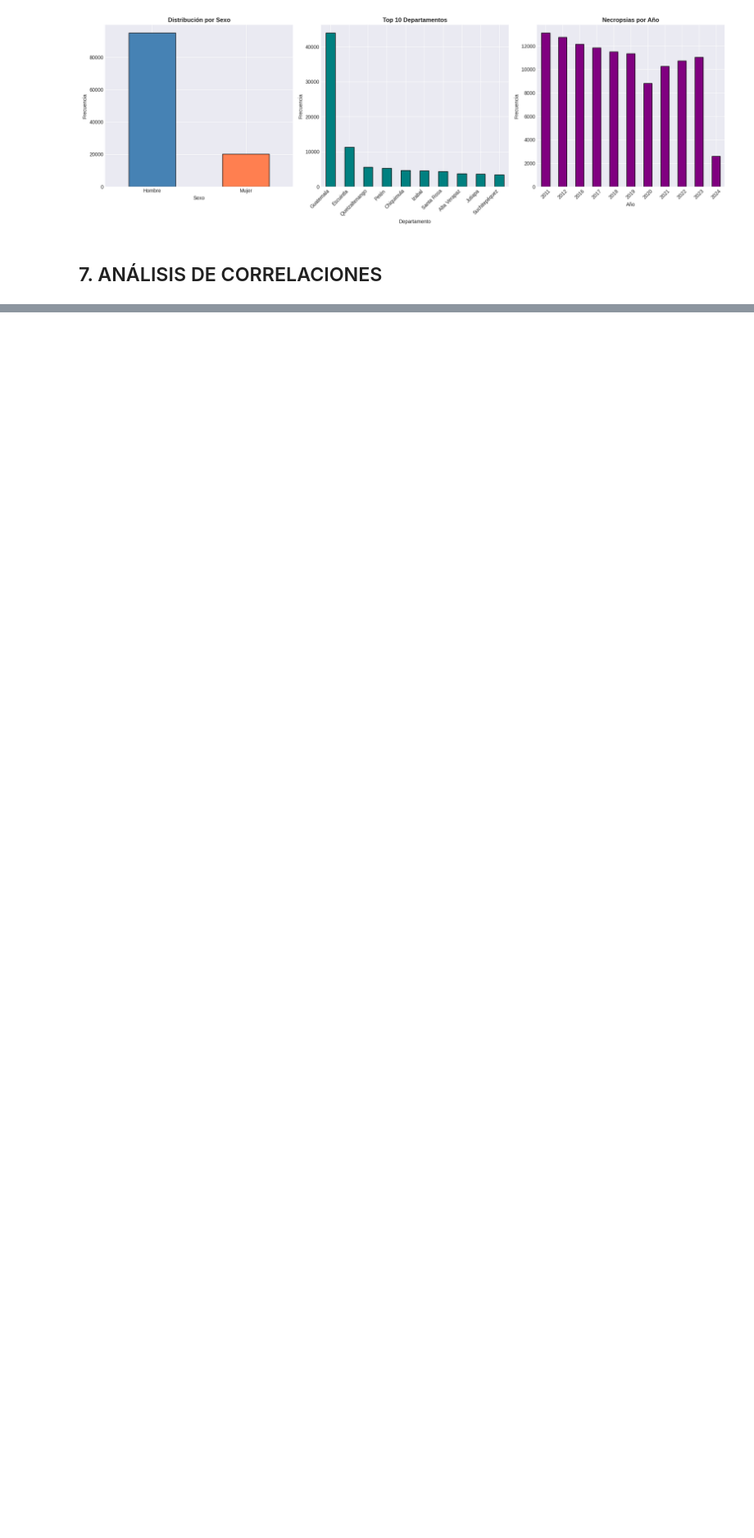
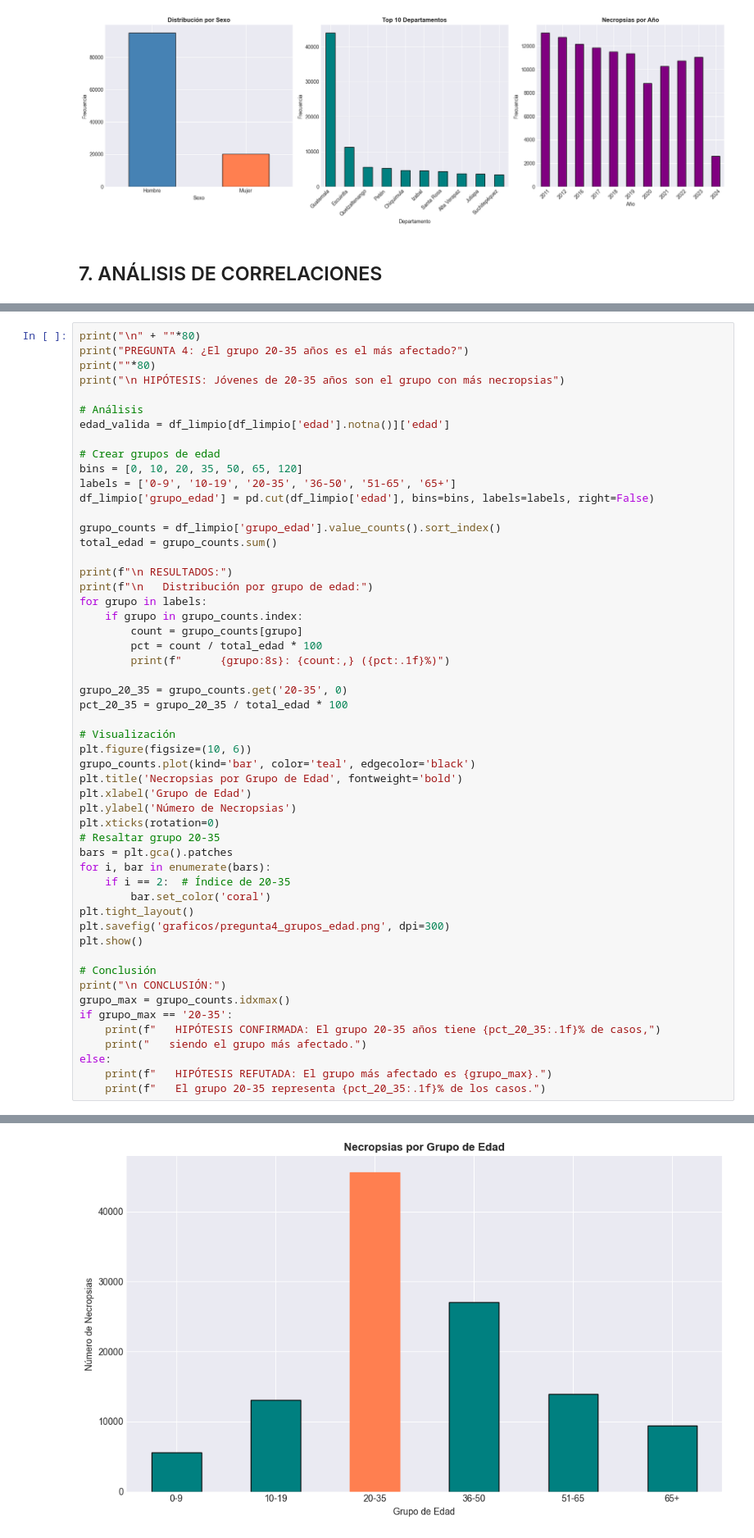
Before and after one commit to JPLopez23/P1-DA, a Jupyter notebook: analisis.ipynb, the cells around one changed output, grey strips where cells are left out. Shown at 82% size. Drawn from its saved outputs; the diff is of its cells as text; blank space fills up the shorter version.

```diff
--- a/analisis.ipynb
+++ b/analisis.ipynb
@@ -484,0 +719,54 @@ causa        -0.021  0.005       0.027        -0.065  0.101  1.000
+# %%
+print("\n" + ""*80)
+print("PREGUNTA 4: ¿El grupo 20-35 años es el más afectado?")
+print(""*80)
+print("\n HIPÓTESIS: Jóvenes de 20-35 años son el grupo con más necropsias")
+
+# Análisis
+edad_valida = df_limpio[df_limpio['edad'].notna()]['edad']
+
+# Crear grupos de edad
+bins = [0, 10, 20, 35, 50, 65, 120]
+labels = ['0-9', '10-19', '20-35', '36-50', '51-65', '65+']
+df_limpio['grupo_edad'] = pd.cut(df_limpio['edad'], bins=bins, labels=labels, right=False)
+
+grupo_counts = df_limpio['grupo_edad'].value_counts().sort_index()
+total_edad = grupo_counts.sum()
+
+print(f"\n RESULTADOS:")
+print(f"\n   Distribución por grupo de edad:")
+for grupo in labels:
+    if grupo in grupo_counts.index:
+        count = grupo_counts[grupo]
+        pct = count / total_edad * 100
+        print(f"      {grupo:8s}: {count:,} ({pct:.1f}%)")
+
+grupo_20_35 = grupo_counts.get('20-35', 0)
+pct_20_35 = grupo_20_35 / total_edad * 100
+
+# Visualización
+plt.figure(figsize=(10, 6))
+grupo_counts.plot(kind='bar', color='teal', edgecolor='black')
+plt.title('Necropsias por Grupo de Edad', fontweight='bold')
+plt.xlabel('Grupo de Edad')
+plt.ylabel('Número de Necropsias')
+plt.xticks(rotation=0)
+# Resaltar grupo 20-35
+bars = plt.gca().patches
+for i, bar in enumerate(bars):
+    if i == 2:  # Índice de 20-35
+        bar.set_color('coral')
+plt.tight_layout()
+plt.savefig('graficos/pregunta4_grupos_edad.png', dpi=300)
+plt.show()
+
+# Conclusión
+print("\n CONCLUSIÓN:")
+grupo_max = grupo_counts.idxmax()
+if grupo_max == '20-35':
+    print(f"   HIPÓTESIS CONFIRMADA: El grupo 20-35 años tiene {pct_20_35:.1f}% de casos,")
+    print("   siendo el grupo más afectado.")
+else:
+    print(f"   HIPÓTESIS REFUTADA: El grupo más afectado es {grupo_max}.")
+    print(f"   El grupo 20-35 representa {pct_20_35:.1f}% de los casos.")
+# %% [output]
@@ -484,0 +787 @@ causa        -0.021  0.005       0.027        -0.065  0.101  1.000
+[figure, added]
```
Also changed, not shown: parts of 22 cells of this notebook, 23 other files.
